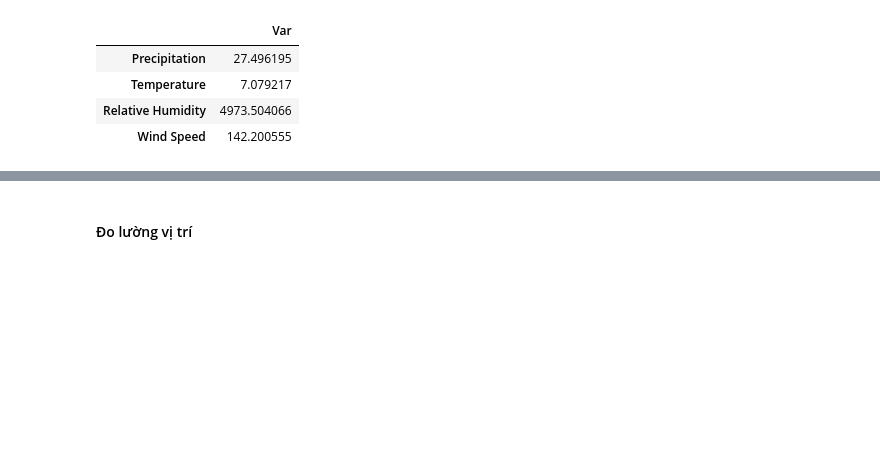
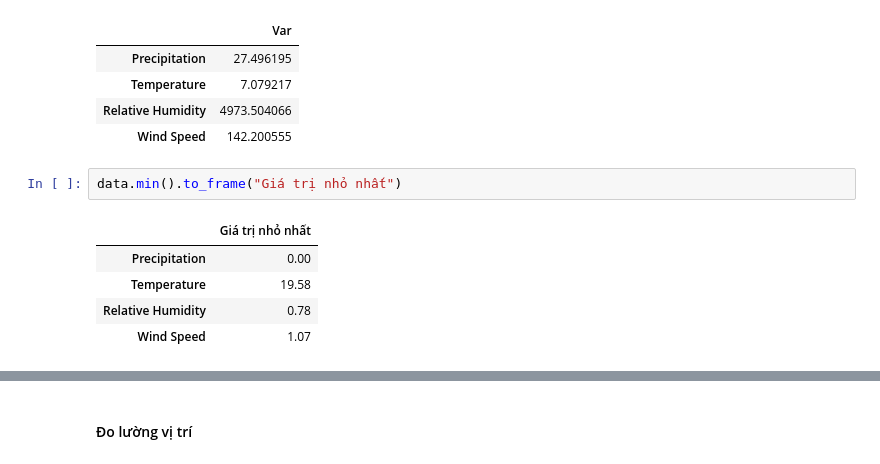
Before and after one commit to Tranngoc21/HN_DATN, a Jupyter notebook: 01.data_preprocessing.ipynb, the cells around one changed output, grey strips where cells are left out. Saved outputs shown, nothing was run; the diff lists cells and outputs as text; blank space fills up the shorter version.

```diff
--- a/01.data_preprocessing.ipynb
+++ b/01.data_preprocessing.ipynb
@@ -153,3 +153,11 @@ data.var().to_frame("Var")
 | Temperature | 7.079217 |
 | Relative Humidity | 4973.504066 |
 | Wind Speed | 142.200555 |
+# %%
+data.min().to_frame("Giá trị nhỏ nhất")
+# %% [output]
+|  | Giá trị nhỏ nhất |
+| Precipitation | 0.00 |
+| Temperature | 19.58 |
+| Relative Humidity | 0.78 |
+| Wind Speed | 1.07 |
```
Also changed, not shown: parts of 2 cells of this notebook.
